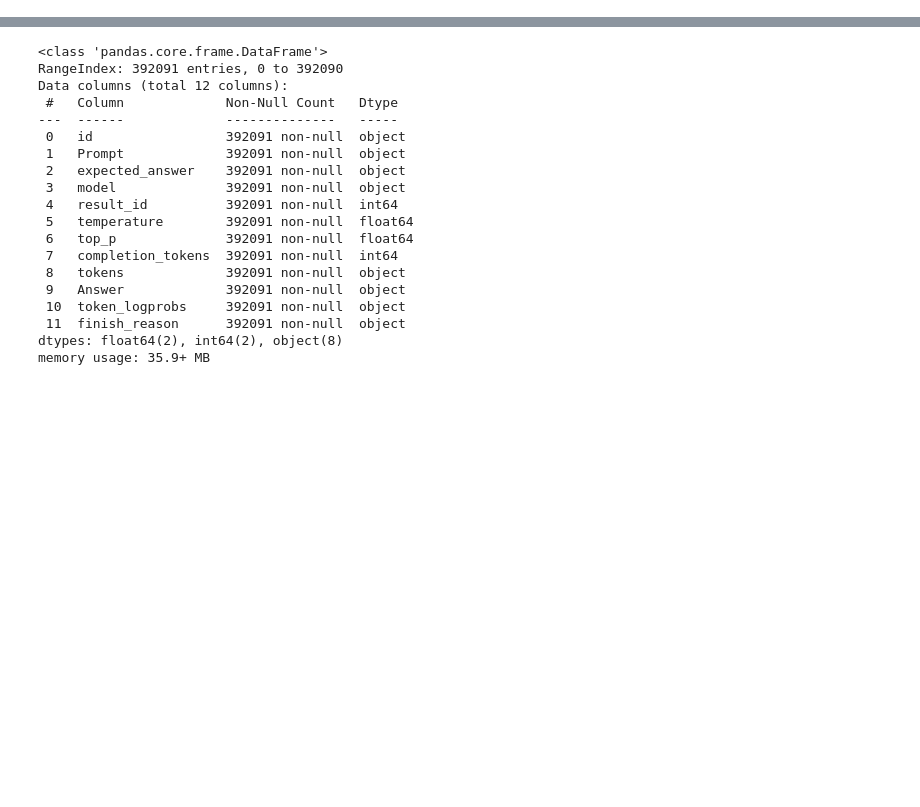
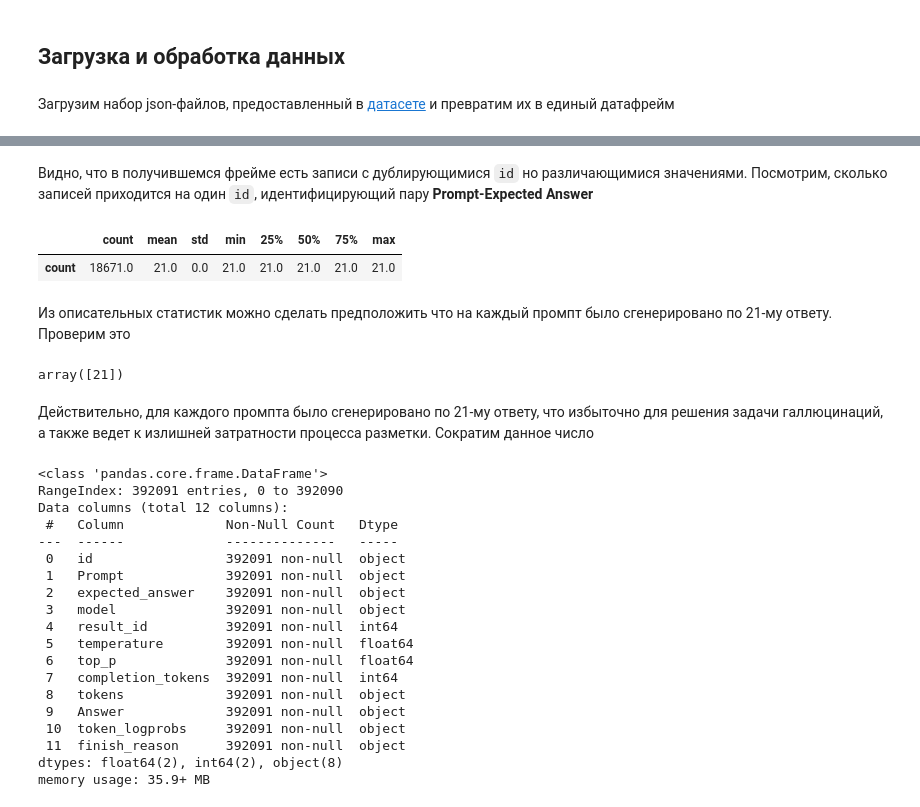
Before and after one commit to EliseevVadim/advanced-hallucinations-detection, a Jupyter notebook: raw_data_preparation.ipynb, the cells around one changed output, grey strips where cells are left out. Drawn from its saved outputs; the diff is of its cells as text; code cells hidden in the pictures; blank space fills up the shorter version.

```diff
--- a/raw_data_preparation.ipynb
+++ b/raw_data_preparation.ipynb
@@ -11,6 +23,10 @@ init_random_seed(316)
 # %%
 data_path = 'data'
 queries_path = 'data/mistral-queries'
+# %% [markdown]
+## Загрузка и обработка данных
+# %% [markdown]
+Загрузим набор json-файлов, предоставленный в [датасете](https://www.kaggle.com/datasets/lucamassaron/genai-hallucinations/) и превратим их в единый датафрейм
 # %%
 queries_df = build_queries_df(queries_path)
 queries_df.head(10)
@@ -26,6 +42,22 @@ queries_df.head(10)
 | 7 | t0.666299 | [INST] You are an AI assistant. U... | - indirectly impacting a step of ... | mistral-7b-instruct-v0.1.Q5_K_M.gguf | 7 | 0.8 | 0.95 | 10 | ... |
 | 8 | t0.666299 | [INST] You are an AI assistant. U... | - indirectly impacting a step of ... | mistral-7b-instruct-v0.1.Q5_K_M.gguf | 8 | 0.8 | 0.95 | 36 | ... |
 | 9 | t0.666299 | [INST] You are an AI assistant. U... | - indirectly impacting a step of ... | mistral-7b-instruct-v0.1.Q5_K_M.gguf | 9 | 0.8 | 0.95 | 102 | ... |
+# %% [markdown]
+Видно, что в получившемся фрейме есть записи с дублирующимися `id` но различающимися значениями. Посмотрим, сколько записей приходится на один `id`, идентифицирующий пару **Prompt-Expected Answer**
+# %%
+id_counts = queries_df.id.value_counts()
+id_counts.describe().to_frame().T
+# %% [output]
+|  | count | mean | std | min | 25% | 50% | 75% | max |
+| count | 18671.0 | 21.0 | 0.0 | 21.0 | 21.0 | 21.0 | 21.0 | 21.0 |
+# %% [markdown]
+Из описательных статистик можно сделать предположить что на каждый промпт было сгенерировано по 21-му ответу. Проверим это
+# %%
+id_counts.unique()
+# %% [output]
+array([21])
+# %% [markdown]
+Действительно, для каждого промпта было сгенерировано по 21-му ответу, что избыточно для решения задачи галлюцинаций, а также ведет к излишней затратности процесса разметки. Сократим данное число
 # %%
 queries_df.info()
 # %% [output]
```
Also changed, not shown: parts of 21 cells of this notebook.
